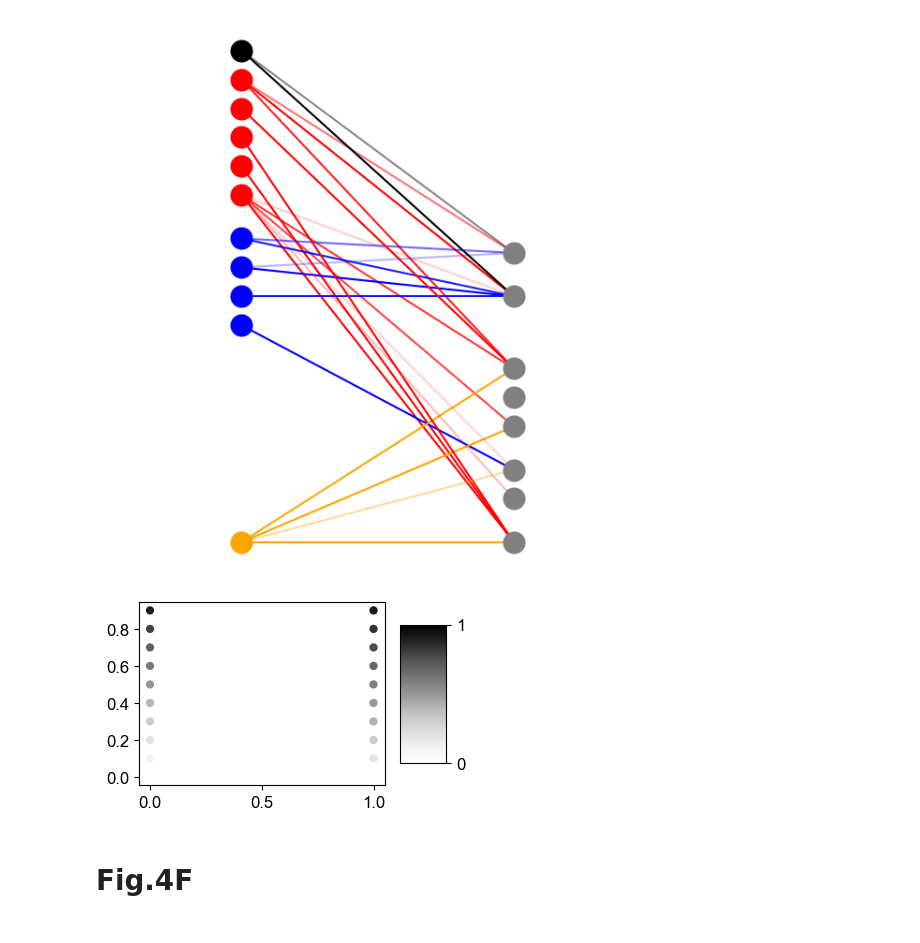
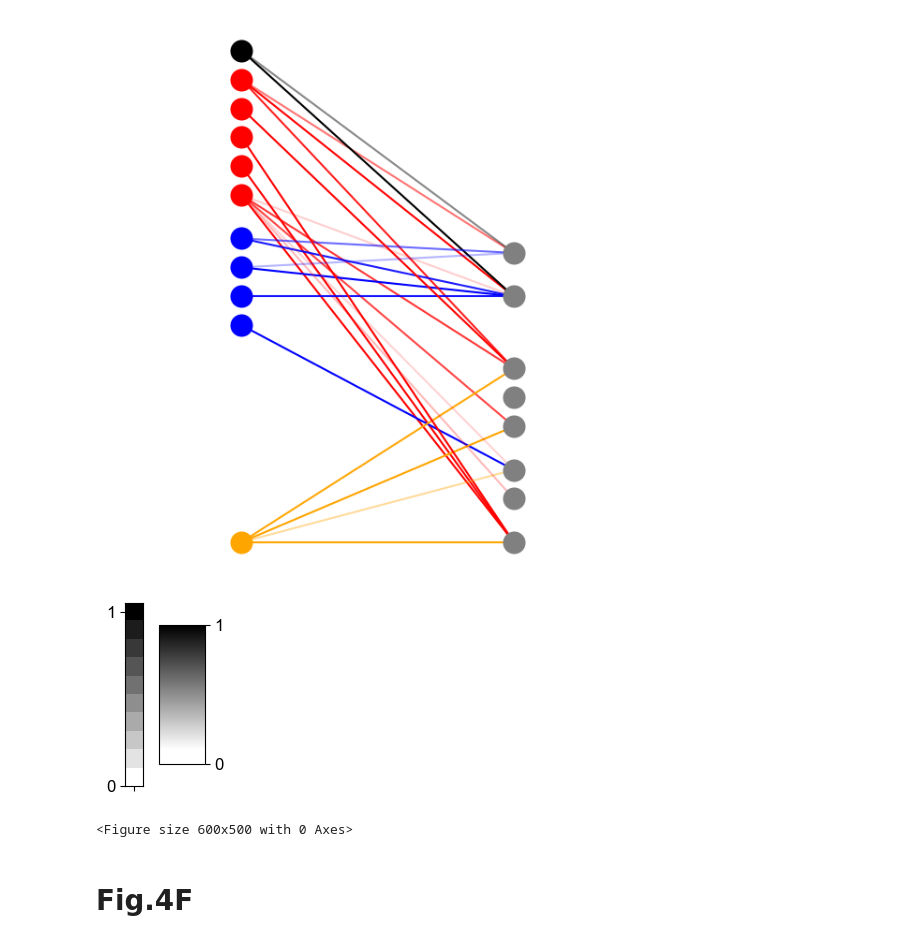
Before and after one commit to hmdlab/Evolutionary-Arms-Race, a Jupyter notebook: notebook/Figure4.ipynb, the cells around one changed output. Saved outputs shown, nothing was run; the diff lists cells and outputs as text; code cells hidden in the pictures.

```diff
--- a/notebook/Figure4.ipynb
+++ b/notebook/Figure4.ipynb
@@ -685,29 +685,35 @@ fig.savefig('../Figure/Figure4/Figure4E.pdf', bbox_inches='tight', transparent=T
 # %%
 # color bar
 fig = plt.figure(figsize=[5, 3])
 gs = GridSpec(5, 5)
 
 ax = plt.subplot(gs[:4, :4])
-#ax_cbar = plt.subplot(gs[4, 4])
-x = [0] * 100
-y = np.array(range(100)) / 100
-color = np.array(range(100)) / 100
 
-num = 10
-x = [0] * num
-y = np.array(range(num)) / num
-color = np.array(range(num)) / num
+data = 1 - np.array(range(10)) / 10
 
-mappable = ax.scatter([1]*num, y, color='black', alpha=color, linewidths=0)
-mappable = ax.scatter(x, y, c=color, vmin=0, vmax=1, s=35, cmap='Greys', linewidths=0, edgecolor='black')
-p = plt.colorbar(mappable=mappable, aspect=3, ax=ax, )
+cmap_data = np.zeros((256, 4))
+cmap_data[:, 0] = 0
+cmap_data[:, 1] = 0
+cmap_data[:, 2] = 0
+cmap_data[:, 3] = np.linspace(0, 1, 256)
 
+cmap_with_alpha = mcolors.ListedColormap(cmap_data)
+
+plt.figure(figsize=(6, 5))
+im = ax.imshow(data.reshape(10, 1), cmap=cmap_with_alpha)
+ax.set_yticks([0, 9.5], [1, 0])
+ax.set_xticks([0], [''])
+
+p = plt.colorbar(im, aspect=3, ax=ax)
 p.set_ticks([0, 1])
+
+plt.show()
 
 fig.savefig('../Figure/Figure4/Figure4E_colorbar.png', bbox_inches='tight', dpi=300)
 fig.savefig('../Figure/Figure4/Figure4E_colorbar.pdf', bbox_inches='tight', transparent=True, dpi=300)
 # %% [output]
-[figure, old version]
+[figure, new version]
+<Figure size 600x500 with 0 Axes>
 # %% [markdown]
 # Fig.4F
 # %%
```
Also changed, not shown: parts of 1 cell of this notebook.
